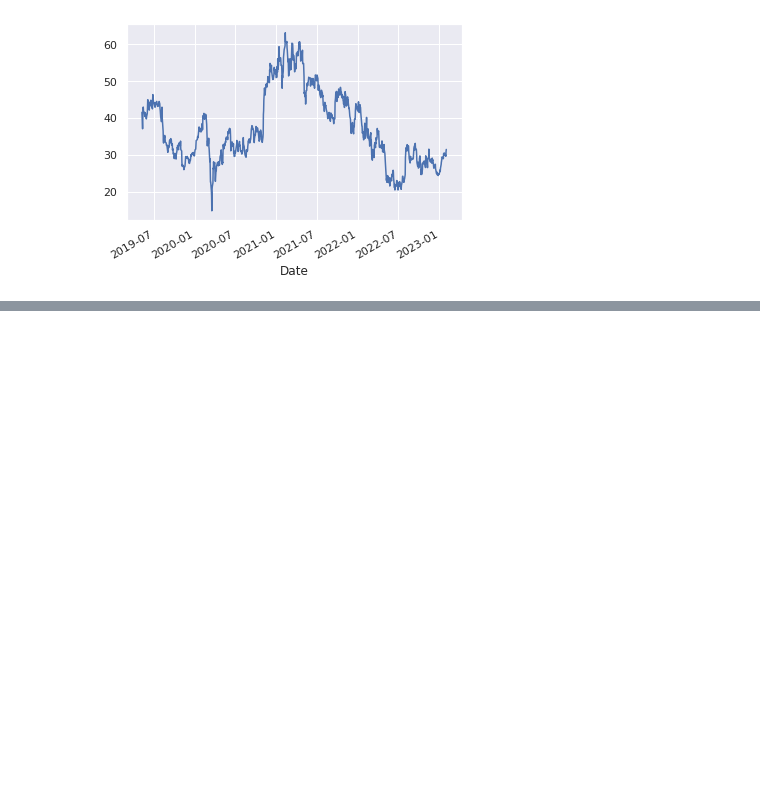
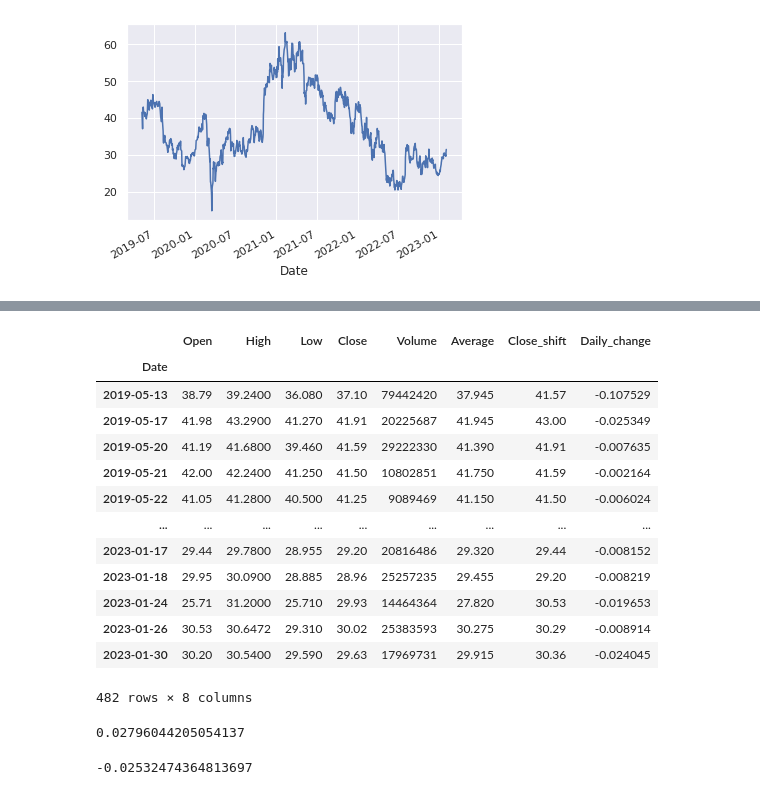
Before and after one commit to czyz-patryk/dataScience, a Jupyter notebook: dane_gieldowe.ipynb, the cells around one changed output, grey strips where cells are left out. Cells and saved outputs as stored; diff of their text form; code cells hidden in the pictures; blank space fills up the shorter version.

```diff
--- a/dane_gieldowe.ipynb
+++ b/dane_gieldowe.ipynb
@@ -399,0 +435,26 @@ df.Close.plot()
+# %%
+df_negative = df[df.Daily_change < 0]
+df_negative
+# %% [output]
+|  | Open | High | Low | Close | Volume | Average | Close_shift | Daily_change |
+| Date |  |  |  |  |  |  |  |  |
+| 2019-05-13 | 38.79 | 39.2400 | 36.080 | 37.10 | 79442420 | 37.945 | 41.57 | -0.107529 |
+| 2019-05-17 | 41.98 | 43.2900 | 41.270 | 41.91 | 20225687 | 41.945 | 43.00 | -0.025349 |
+| 2019-05-20 | 41.19 | 41.6800 | 39.460 | 41.59 | 29222330 | 41.390 | 41.91 | -0.007635 |
+| 2019-05-21 | 42.00 | 42.2400 | 41.250 | 41.50 | 10802851 | 41.750 | 41.59 | -0.002164 |
+| 2019-05-22 | 41.05 | 41.2800 | 40.500 | 41.25 | 9089469 | 41.150 | 41.50 | -0.006024 |
+| ... | ... | ... | ... | ... | ... | ... | ... | ... |
+| 2023-01-17 | 29.44 | 29.7800 | 28.955 | 29.20 | 20816486 | 29.320 | 29.44 | -0.008152 |
+| 2023-01-18 | 29.95 | 30.0900 | 28.885 | 28.96 | 25257235 | 29.455 | 29.20 | -0.008219 |
+| 2023-01-24 | 25.71 | 31.2000 | 25.710 | 29.93 | 14464364 | 27.820 | 30.53 | -0.019653 |
+| 2023-01-26 | 30.53 | 30.6472 | 29.310 | 30.02 | 25383593 | 30.275 | 30.29 | -0.008914 |
+| 2023-01-30 | 30.20 | 30.5400 | 29.590 | 29.63 | 17969731 | 29.915 | 30.36 | -0.024045 |
+482 rows × 8 columns
+# %%
+df_positive.Daily_change.mean()
+# %% [output]
+0.02796044205054137
+# %%
+df_negative.Daily_change.mean()
+# %% [output]
+-0.02532474364813697
```
Also changed, not shown: parts of 11 cells of this notebook.
